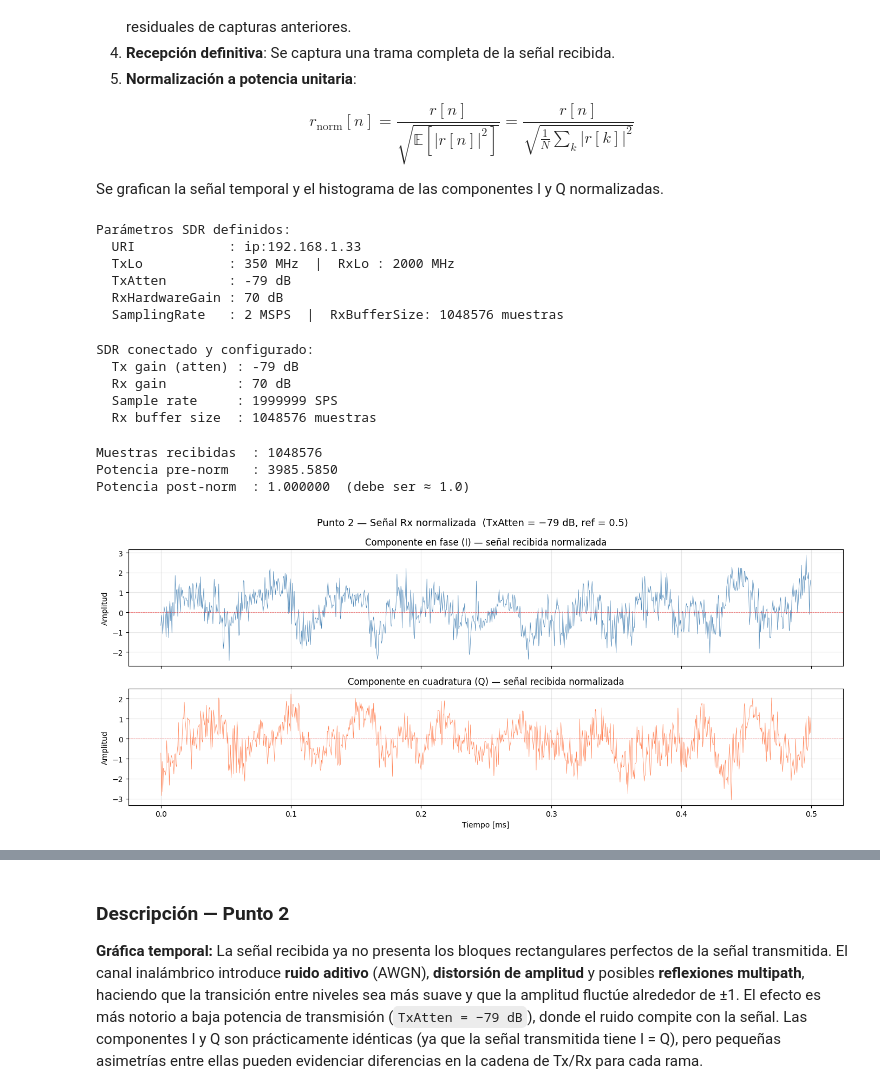
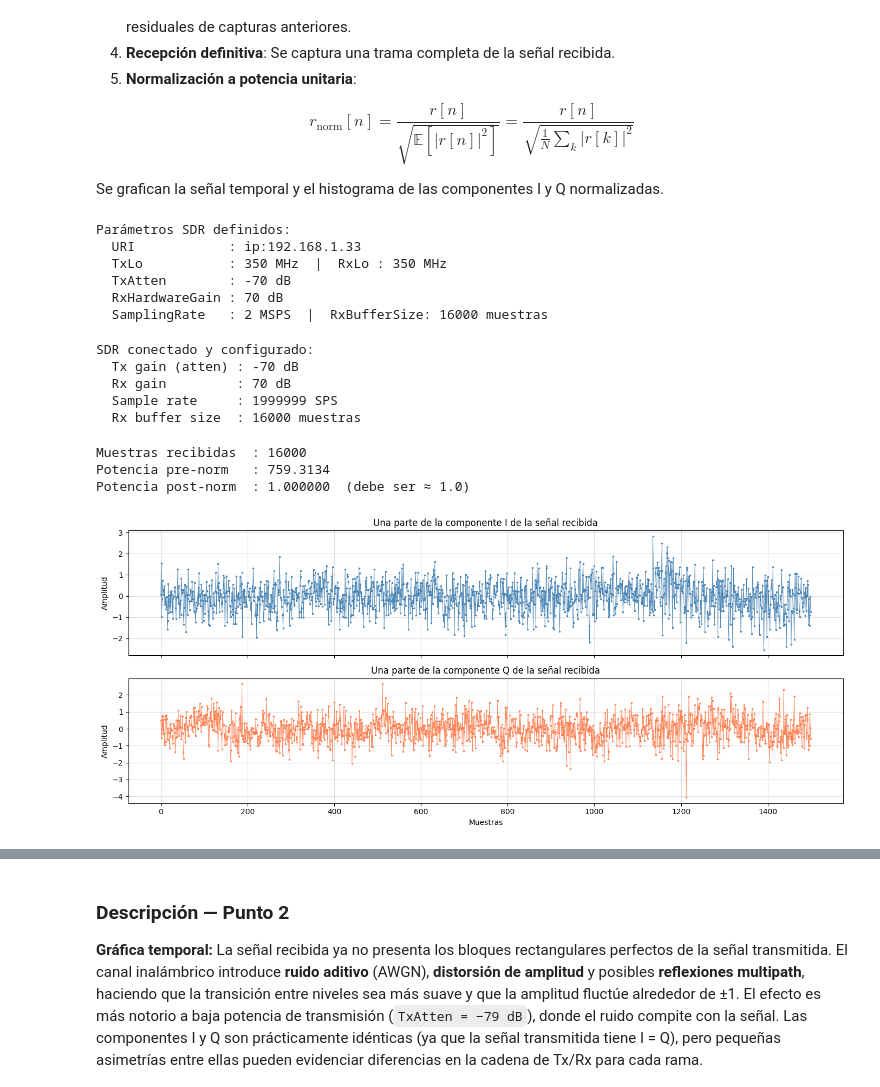
Before and after one commit to GorritiCamilo/Noise-Discovering-SDR-ComDig-Lab2, a Jupyter notebook: laboratorio3.ipynb, the cells around one changed output, grey strips where cells are left out. Saved outputs shown, nothing was run; the diff lists cells and outputs as text; code cells hidden in the pictures.

Commit message:
investigacion y alternativas modificando potencias, agregado de graficos

```diff
--- a/laboratorio3.ipynb
+++ b/laboratorio3.ipynb
@@ -149,16 +202,16 @@ import adi
 
 Uri              = "ip:192.168.1.33"
 Loopback         = 0
-samplingRate     = int(2e6)
+samplingRate     = int(fs)
 TxLo             = int(350e6)
-TxAtten          = -79               # Atenuación inicial (baja potencia)
-TxRfBw           = int(2e6)
+TxAtten          = -70               # Atenuación inicial (baja potencia)
+TxRfBw           = int(fs)
 Tx_cyclic_buffer = True              # Transmisión continua y cíclica
-RxLo             = int(2000e6)
+RxLo             = TxLo
 GainControlModes = "manual"
 RxHardwareGain   = 70
-RxRfBw           = int(2e6)
-RxBufferSize     = 2**20
+RxRfBw           = TxRfBw
+RxBufferSize     = len(txSignal)
 
 print("Parámetros SDR definidos:")
 print(f"  URI            : {Uri}")
@@ -169,15 +222,25 @@ print(f"  SamplingRate   : {samplingRate/1e6:.0f} MSPS  |  RxBufferSize: {RxBuff
 # %% [output]
 Parámetros SDR definidos:
   URI            : ip:192.168.1.33
-  TxLo           : 350 MHz  |  RxLo : 2000 MHz
-  TxAtten        : -79 dB
+  TxLo           : 350 MHz  |  RxLo : 350 MHz
+  TxAtten        : -70 dB
   RxHardwareGain : 70 dB
-  SamplingRate   : 2 MSPS  |  RxBufferSize: 1048576 muestras
+  SamplingRate   : 2 MSPS  |  RxBufferSize: 16000 muestras
 # %%
 # ========================================================================================
 # Conexión y configuración del SDR
 # ========================================================================================
 sdr = adi.Pluto(Uri)
+
+# Forzar liberación de buffers TX/RX que hayan quedado del kernel anterior
+try:
+    sdr.tx_destroy_buffer()
+except Exception:
+    pass
+try:
+    sdr.rx_destroy_buffer()
+except Exception:
+    pass
 
 sdr.loopback                = Loopback
 sdr.sample_rate             = samplingRate
@@ -198,14 +261,20 @@ print(f"  Sample rate     : {sdr.sample_rate} SPS")
 print(f"  Rx buffer size  : {sdr.rx_buffer_size} muestras")
 # %% [output]
 SDR conectado y configurado:
-  Tx gain (atten) : -79 dB
+  Tx gain (atten) : -70 dB
   Rx gain         : 70 dB
   Sample rate     : 1999999 SPS
-  Rx buffer size  : 1048576 muestras
+  Rx buffer size  : 16000 muestras
 # %%
 # ========================================================================================
 # Transmisión, limpieza del buffer Rx y recepción (Punto 2)
 # ========================================================================================
+
+# Liberar buffer TX previo si quedó activo en el hardware (p.ej. tras reinicio del kernel)
+try:
+    sdr.tx_destroy_buffer()
+except Exception:
+    pass
 
 # Transmitir en modo cíclico escalando a la resolución del DAC del SDR (14 bits)
 sdr.tx(txSignal * (2**14))
@@ -231,35 +300,34 @@ print(f"Muestras recibidas  : {N_rx}")
 print(f"Potencia pre-norm   : {rx_power_p2:.4f}")
 print(f"Potencia post-norm  : {np.mean(np.abs(rxNorm_p2)**2):.6f}  (debe ser ≈ 1.0)")
 # %% [output]
-Muestras recibidas  : 1048576
-Potencia pre-norm   : 3985.5850
+Muestras recibidas  : 16000
+Potencia pre-norm   : 759.3134
 Potencia post-norm  : 1.000000  (debe ser ≈ 1.0)
 # %%
 # ========================================================================================
 # Gráfica temporal de la señal recibida normalizada (Punto 2)
 # ========================================================================================
-n_show = 1000   # muestras a mostrar para no saturar la gráfica
+n_show = 1500   # muestras a mostrar (≈ 94 símbolos de 16 muestras c/u)
 
 fig, axes = plt.subplots(2, 1, figsize=(14, 6), sharex=True)
 
-axes[0].plot(t_rx[:n_show], I_rx_p2[:n_show], linewidth=0.5, color='steelblue')
+axes[0].plot(np.arange(n_show), I_rx_p2[:n_show],
+             marker='.', markersize=3, linewidth=0.6, color='steelblue')
 axes[0].set_ylabel('Amplitud')
-axes[0].set_title('Componente en fase (I) — señal recibida normalizada')
-axes[0].axhline(0, color='red', linestyle='--', linewidth=0.6, alpha=0.5)
-axes[0].grid(True, alpha=0.3)
+axes[0].set_title('Una parte de la componente I de la señal recibida')
+axes[0].grid(True, alpha=0.4)
 
-axes[1].plot(t_rx[:n_show], Q_rx_p2[:n_show], linewidth=0.5, color='coral')
+axes[1].plot(np.arange(n_show), Q_rx_p2[:n_show],
+             marker='.', markersize=3, linewidth=0.6, color='coral')
 axes[1].set_ylabel('Amplitud')
-axes[1].set_title('Componente en cuadratura (Q) — señal recibida normalizada')
-axes[1].set_xlabel('Tiempo [ms]')
-axes[1].axhline(0, color='red', linestyle='--', linewidth=0.6, alpha=0.5)
-axes[1].grid(True, alpha=0.3)
+axes[1].set_title('Una parte de la componente Q de la señal recibida')
+axes[1].set_xlabel('Muestras')
+axes[1].grid(True, alpha=0.4)
 
-fig.suptitle('Punto 2 — Señal Rx normalizada  (TxAtten = −79 dB, ref = 0.5)', fontsize=13)
 plt.tight_layout()
 plt.show()
 # %% [output]
-[figure, old version]
+[figure, new version]
 # %%
 # ========================================================================================
 # Histograma de la señal recibida normalizada (Punto 2)
```
Also changed, not shown: parts of 13 cells of this notebook.
